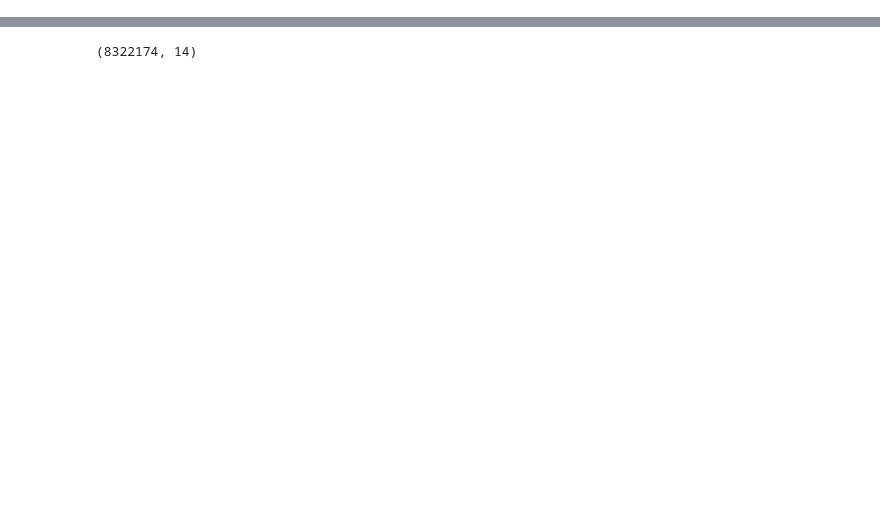
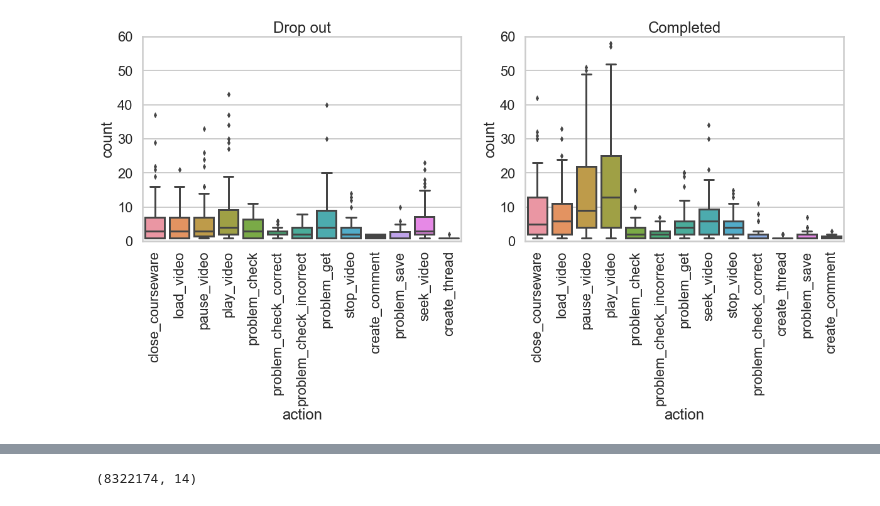
Before and after one commit to Zuza-b/ChangeDEEPly, a Jupyter notebook: notebooks/gb_model_mooc.ipynb, the cells around one changed output, grey strips where cells are left out. Saved outputs shown, nothing was run; the diff lists cells and outputs as text; code cells hidden in the pictures; blank space fills up the shorter version.

```diff
--- a/notebooks/gb_model_mooc.ipynb
+++ b/notebooks/gb_model_mooc.ipynb
@@ -17,0 +68,6 @@ df.head(2)
+# %%
+for_plotting = df
+for_plotting['count'] = 1
+for_plotting = for_plotting.groupby(['username','id', 'action']).sum()
+for_plotting = for_plotting.reset_index()
+for_plotting.head()
@@ -17,0 +81,19 @@ df.head(2)
+# %%
+sns.set_style("whitegrid")
+sns.set_context("poster")
+
+plt.figure(figsize=(20, 6))
+
+plt.subplot(1, 2, 1)
+plt.title('Drop out')
+sns.boxplot(data=for_plotting[for_plotting['truth'] >= 1], x="action", y="count")
+plt.xticks(rotation = 90)
+plt.ylim(0, 60)
+
+plt.subplot(1, 2, 2)
+plt.title('Completed')
+sns.boxplot(data=for_plotting[for_plotting['truth'] == 0], x="action", y="count")
+plt.xticks(rotation = 90);
+plt.ylim(0, 60);
+# %% [output]
+[figure, added]
```
Also changed, not shown: parts of 14 cells of this notebook.
